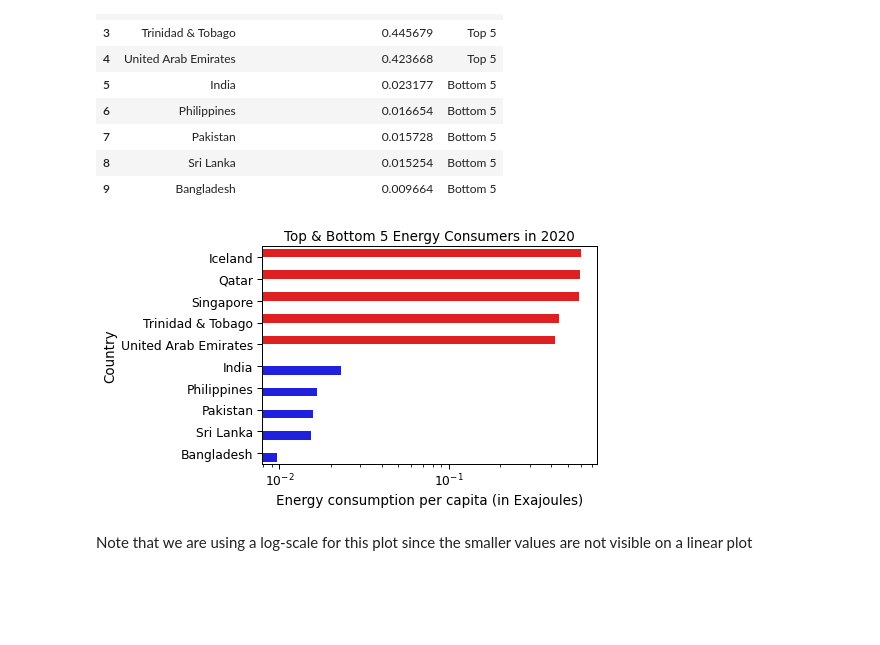
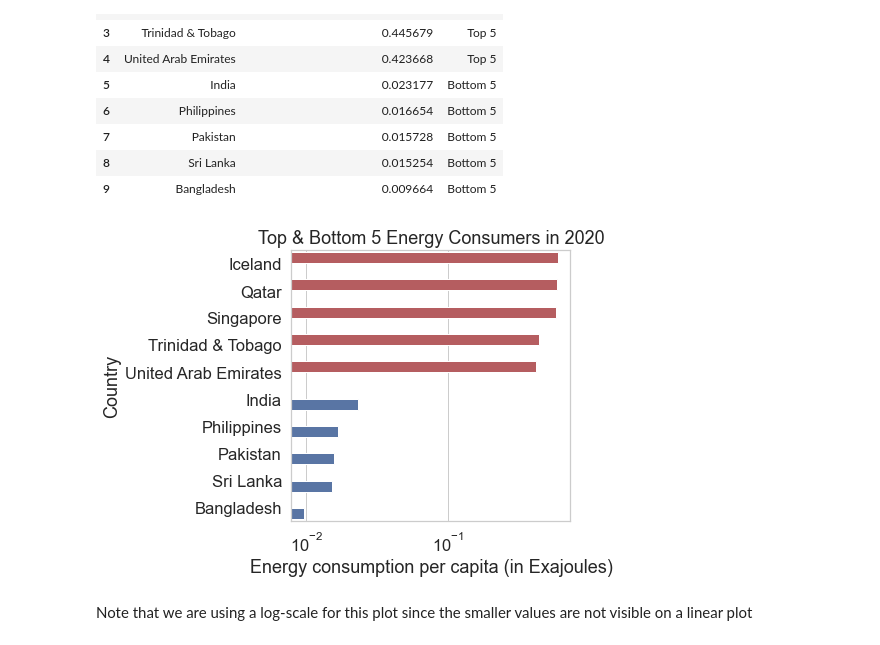
Before and after one commit to PranavaSinghal/DS203-Project, a Jupyter notebook: DS203_project.ipynb, the cells around one changed output. Drawn from its saved outputs; the diff is of its cells as text; code cells hidden in the pictures; blank space fills up the shorter version.

```diff
--- a/DS203_project.ipynb
+++ b/DS203_project.ipynb
@@ -980,6 +984,7 @@ for year in columns[2:]:
                 gdp_copy.iloc[i] = float(list(dict(df_gdp[(df_gdp['Country']==country)][year]).values())[0])
 # %%
 df_final = df_final.join(gdp_copy)
+df_per_capita = df_per_capita.join(gdp_copy)
 # %% [markdown]
 Now we have added 'GDP per capita' to the dataframe
 # %%
@@ -1010,6 +1015,7 @@ for year in columns[2:]:
                 hdi_copy.iloc[i] = float(list(dict(df_hdi[(df_hdi['Country']==country)][year]).values())[0])
 # %%
 df_final = df_final.join(hdi_copy)
+df_per_capita = df_per_capita.join(hdi_copy)
 # %%
 df_final[['Country','Year','HDI']].head(2995).tail(10)
 # %% [output]
@@ -1112,16 +1116,16 @@ top_n_bottom_5
 | 8 | Sri Lanka | 0.015254 | Bottom 5 |
 | 9 | Bangladesh | 0.009664 | Bottom 5 |
 # %%
-sns.set_context('paper', font_scale = 1.4)
+sns.set(rc={'figure.figsize':(5, 5)}, font_scale = 1.5, style = "whitegrid")
 sns.barplot(y = 'Country', x = 'Total Primary Energy Consumption', data = top_n_bottom_5, hue = 'type', orient = 'h', palette = ['r', 'b'])
 plt.title('Top & Bottom 5 Energy Consumers in 2020')
 ax = plt.gca()
 ax.legend_ = None # Hide the legend
 plt.xlabel('Energy consumption per capita (in Exajoules)')
 plt.xscale('log')
 plt.show()
 # %% [output]
-[figure, old version]
+[figure, new version]
 # %% [markdown]
 Note that we are using a log-scale for this plot since the smaller values are not visible on a linear plot
 # %% [markdown]
```
Also changed, not shown: parts of 21 cells of this notebook, 1 other file.
